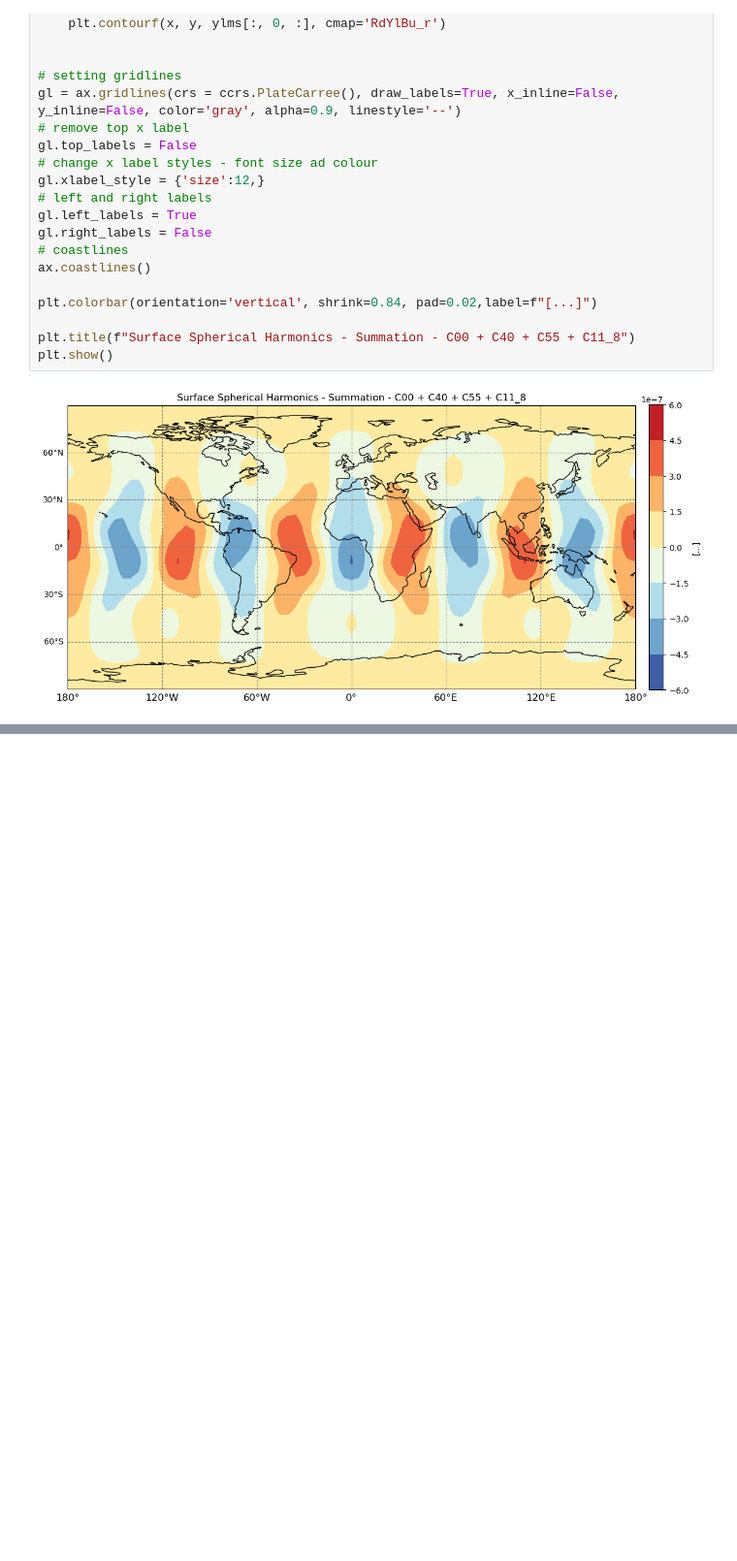
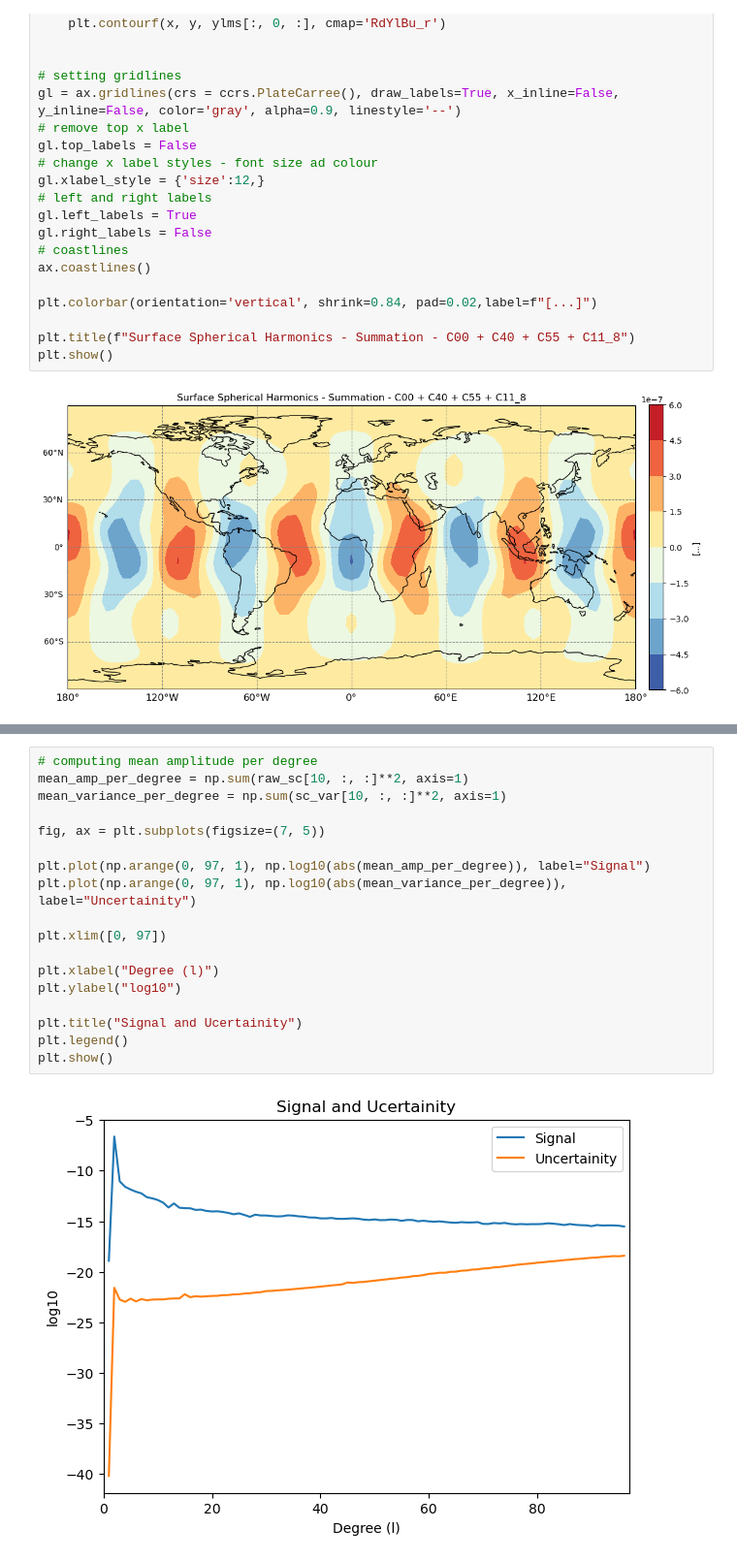
Before and after one commit to GESS-research-group/pyshbundle, a Jupyter notebook: notebooks/test_pyshbundle.ipynb, the cells around one changed output, grey strips where cells are left out. Shown at 97% size. Cells and saved outputs as stored; diff of their text form; blank space fills up the shorter version.

```diff
--- a/notebooks/test_pyshbundle.ipynb
+++ b/notebooks/test_pyshbundle.ipynb
@@ -1435,0 +1465,20 @@ plt.show()
+# %%
+# computing mean amplitude per degree
+mean_amp_per_degree = np.sum(raw_sc[10, :, :]**2, axis=1)
+mean_variance_per_degree = np.sum(sc_var[10, :, :]**2, axis=1)
+
+fig, ax = plt.subplots(figsize=(7, 5))
+
+plt.plot(np.arange(0, 97, 1), np.log10(abs(mean_amp_per_degree)), label="Signal")
+plt.plot(np.arange(0, 97, 1), np.log10(abs(mean_variance_per_degree)), label="Uncertainity")
+
+plt.xlim([0, 97])
+
+plt.xlabel("Degree (l)")
+plt.ylabel("log10")
+
+plt.title("Signal and Ucertainity")
+plt.legend()
+plt.show()
+# %% [output]
+[figure, added]
```
Also changed, not shown: parts of 11 cells of this notebook.
